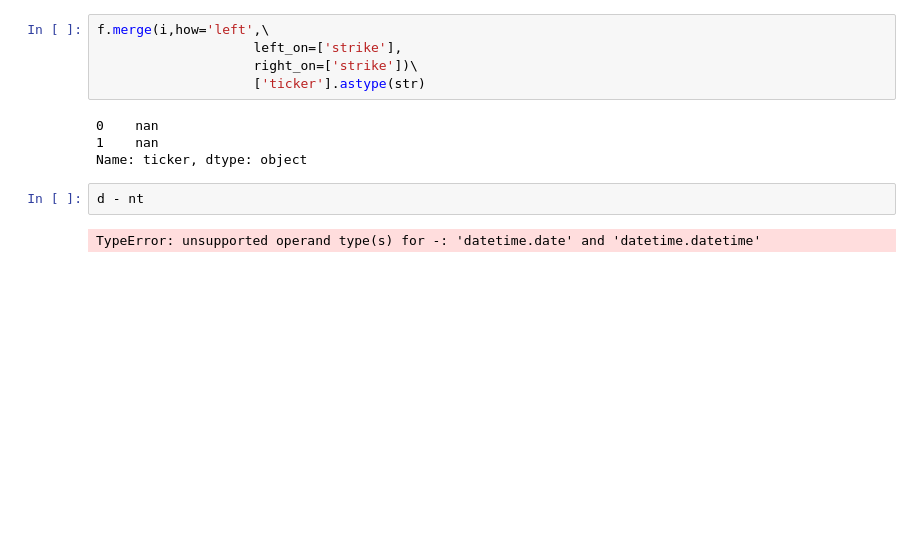
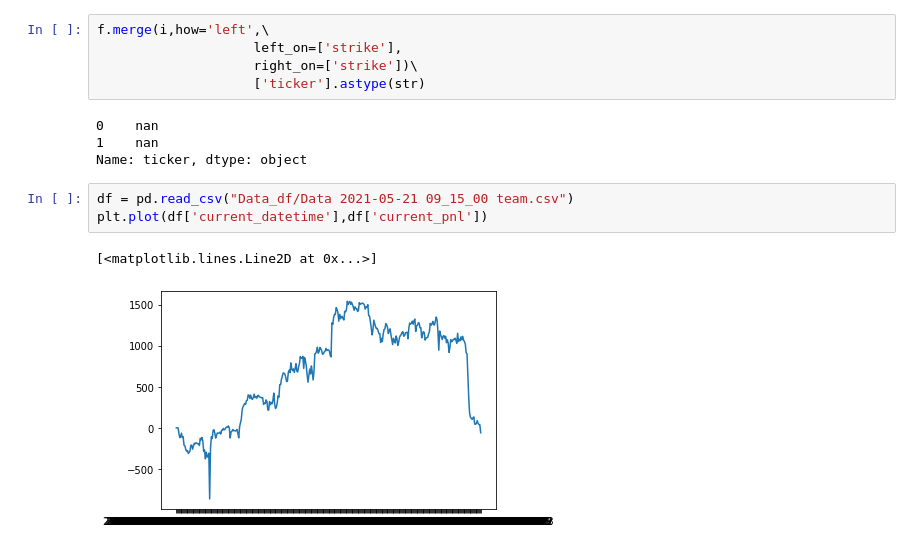
Before and after one commit to hiteshgulati/Batra-Two-Peaks-Strategy, a Jupyter notebook: play.ipynb, the cells around one changed output. Cells and saved outputs as stored; diff of their text form; blank space fills up the shorter version.

```diff
--- a/play.ipynb
+++ b/play.ipynb
@@ -229,7 +228,9 @@ f.merge(i,how='left',\
 0    nan
 1    nan
 Name: ticker, dtype: object
-# %%
-d - nt
-# %% [output]
-TypeError: unsupported operand type(s) for -: 'datetime.date' and 'datetime.datetime'
+# %%
+df = pd.read_csv("Data_df/Data 2021-05-21 09_15_00 team.csv")
+plt.plot(df['current_datetime'],df['current_pnl'])
+# %% [output]
+[<matplotlib.lines.Line2D at 0x...>]
+[figure, added]
```
Also changed, not shown: parts of 4 cells of this notebook, 25 other files.
